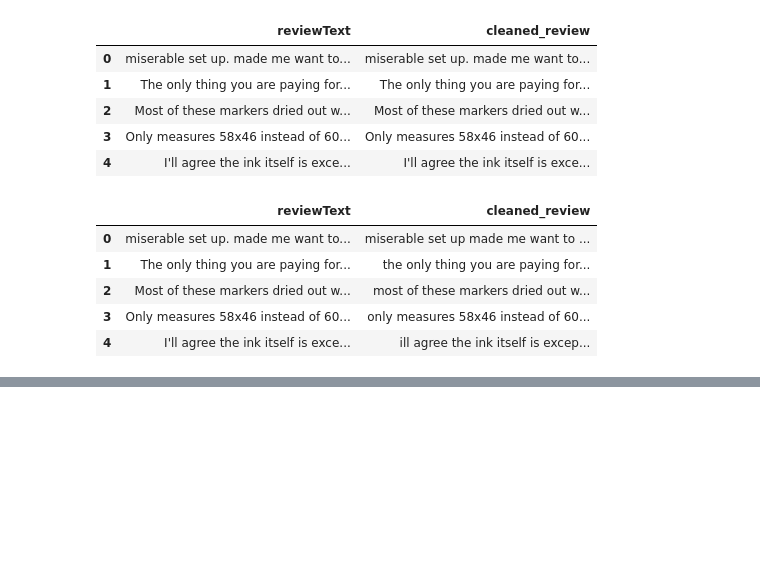
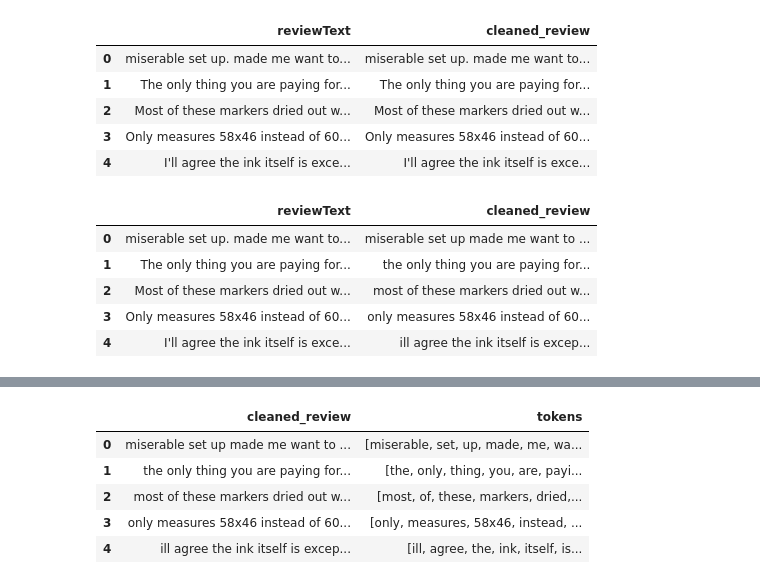
Before and after one commit to Asifdotexe/SentimentScoringModel, a Jupyter notebook: code/issue-5-as-data-preprocessing.ipynb, the cells around one changed output, grey strips where cells are left out. Cells and saved outputs as stored; diff of their text form; code cells hidden in the pictures; blank space fills up the shorter version.

Commit message:
#5 performing tokenization on the cleaned reviews

```diff
--- a/code/issue-5-as-data-preprocessing.ipynb
+++ b/code/issue-5-as-data-preprocessing.ipynb
@@ -3,7 +3,7 @@ import pandas as pd
 import re # for regex
 from string import punctuation # for preprocessing
 from nltk.tokenize.casual import casual_tokenize # for tokenization
-pd.set_option('display.max_columns', None)
+pd.set_option('display.max_colwidth', None)
 # %%
 df = pd.read_csv('../data/small_sample.csv')
 # %%
@@ -82,0 +87,11 @@ df[['reviewText','cleaned_review']].head()
+# %%
+df['tokens'] = df['cleaned_review'].apply(lambda review:
+                            casual_tokenize(str(review)))
+df[['cleaned_review','tokens']].head()
+# %% [output]
+|  | cleaned_review | tokens |
+| 0 | miserable set up made me want to ... | [miserable, set, up, made, me, wa... |
+| 1 | the only thing you are paying for... | [the, only, thing, you, are, payi... |
+| 2 | most of these markers dried out w... | [most, of, these, markers, dried,... |
+| 3 | only measures 58x46 instead of 60... | [only, measures, 58x46, instead, ... |
+| 4 | ill agree the ink itself is excep... | [ill, agree, the, ink, itself, is... |
```
Also changed, not shown: parts of 1 cell of this notebook.
